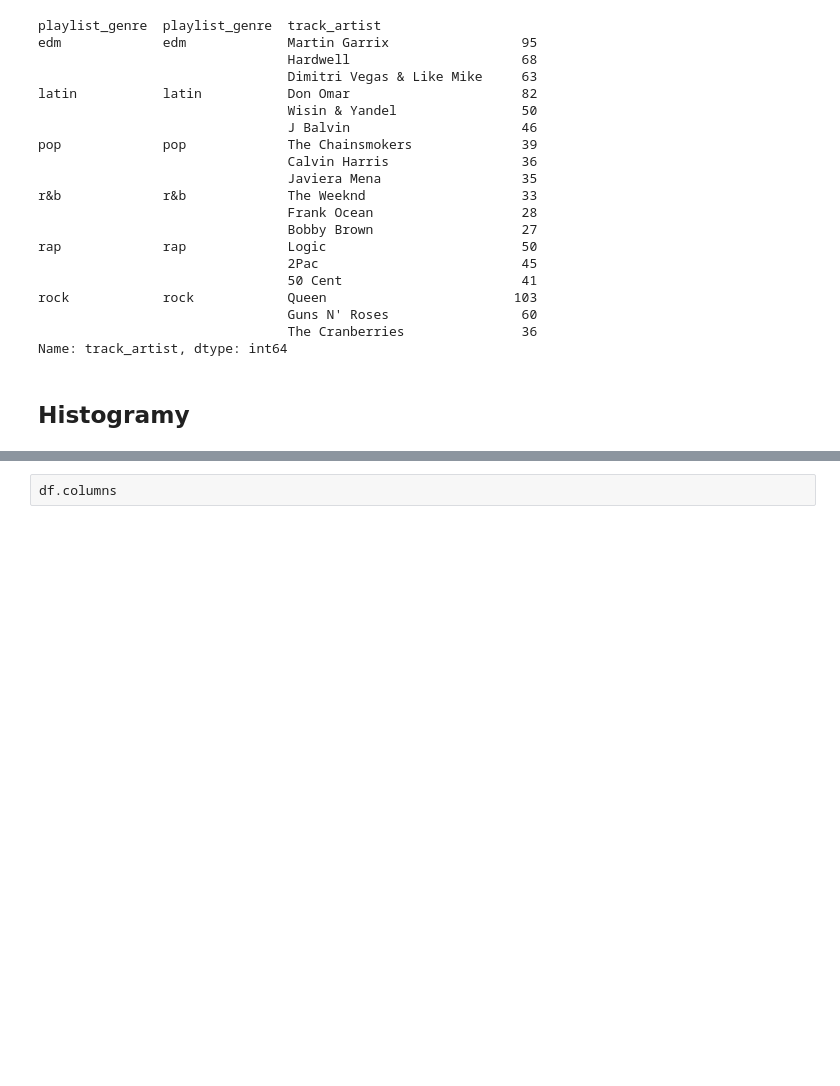
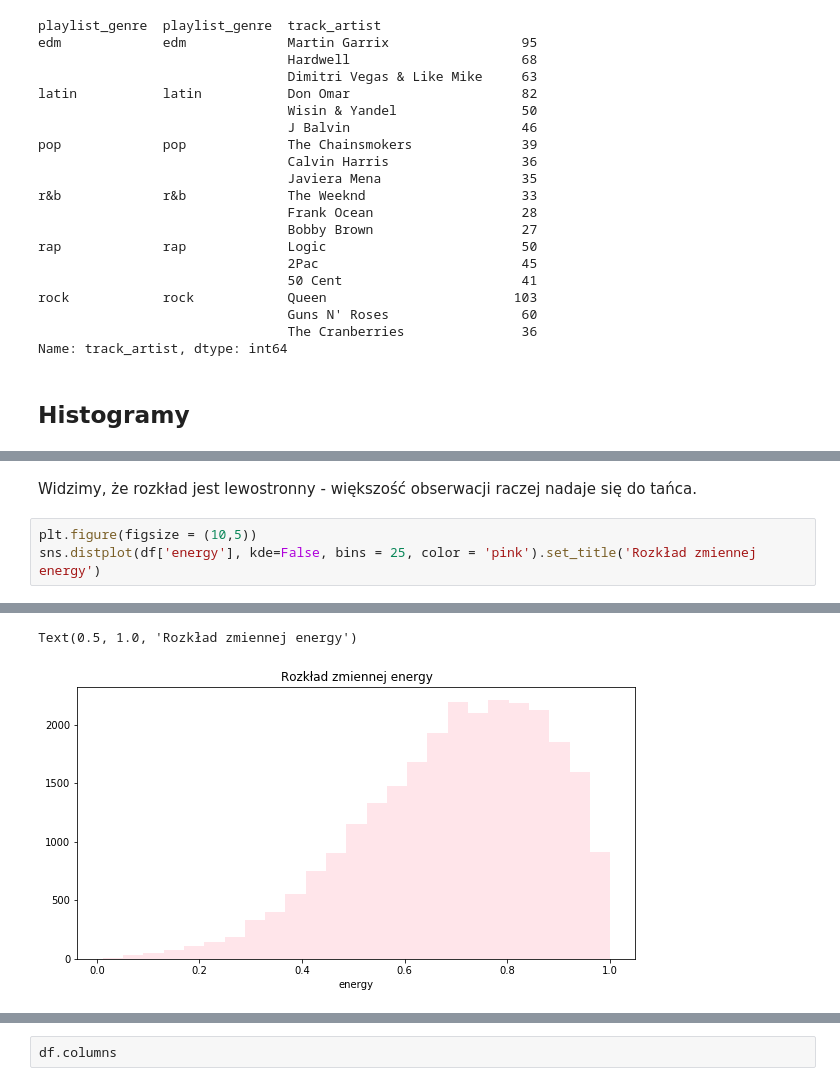
Before and after one commit to AdamJedz/DS-projekty, a Jupyter notebook: Spotify/Igor/Analiza Wstępna.ipynb, the cells around one changed output, grey strips where cells are left out. Drawn from its saved outputs; the diff is of its cells as text; blank space fills up the shorter version.

```diff
--- a/Spotify/Igor/Analiza Wstępna.ipynb
+++ b/Spotify/Igor/Analiza Wstępna.ipynb
@@ -390,0 +411,6 @@ Name: track_artist, dtype: int64
+# %% [markdown]
+Widzimy, że rozkład jest lewostronny - większość obserwacji raczej nadaje się do tańca.
+# %%
+plt.figure(figsize = (10,5))
+sns.distplot(df['energy'], kde=False, bins = 25, color = 'pink').set_title('Rozkład zmiennej energy')
+# %% [output]
@@ -390,0 +419,2 @@ Name: track_artist, dtype: int64
+Text(0.5, 1.0, 'Rozkład zmiennej energy')
+[figure, added]
```
Also changed, not shown: parts of 27 cells of this notebook.
